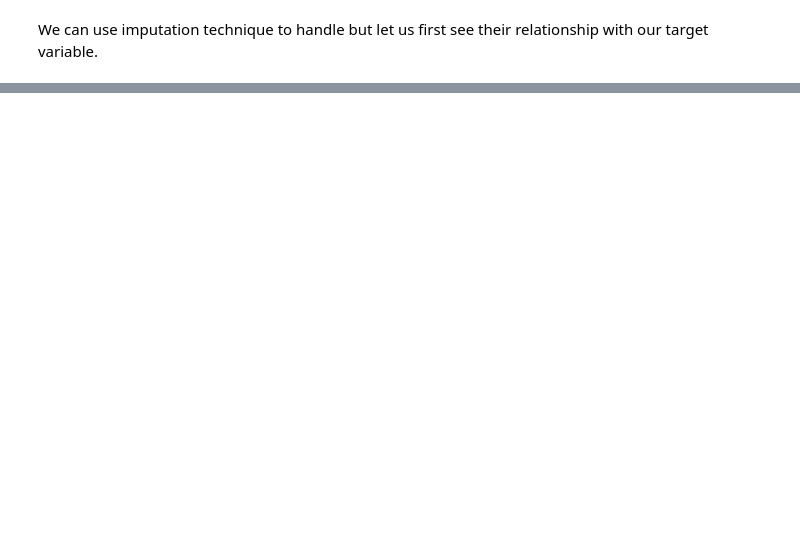
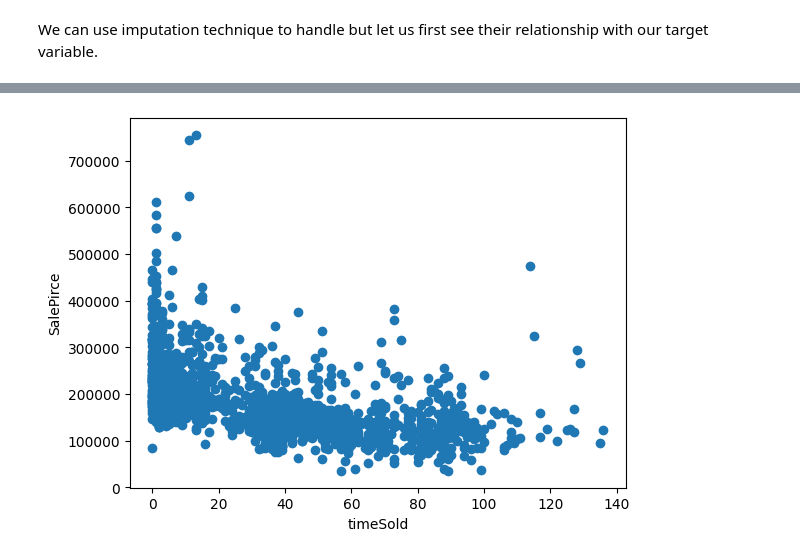
Before and after one commit to ferygood/ML_deploy, a Jupyter notebook: 01-Developing-ML-models/01-feature-engineering.ipynb, the cells around one changed output, grey strips where cells are left out. Cells and saved outputs as stored; diff of their text form; code cells hidden in the pictures; blank space fills up the shorter version.

```diff
--- a/01-Developing-ML-models/01-feature-engineering.ipynb
+++ b/01-Developing-ML-models/01-feature-engineering.ipynb
@@ -144,0 +216,10 @@ From the above figure, we can observed some feature which include missing values
+# %%
+# create a new column timeSold: YrSold - YearBuilt and see the relationship with SalePrice.
+df_tmp = df.copy()
+df_tmp["timeSold"] = df_tmp["YrSold"] - df_tmp["YearBuilt"]
+plt.scatter(df_tmp["timeSold"], df_tmp["SalePrice"])
+plt.ylabel("SalePirce")
+plt.xlabel("timeSold")
+plt.show()
+# %% [output]
+[figure, added]
```
Also changed, not shown: parts of 13 cells of this notebook, 1 other file.
